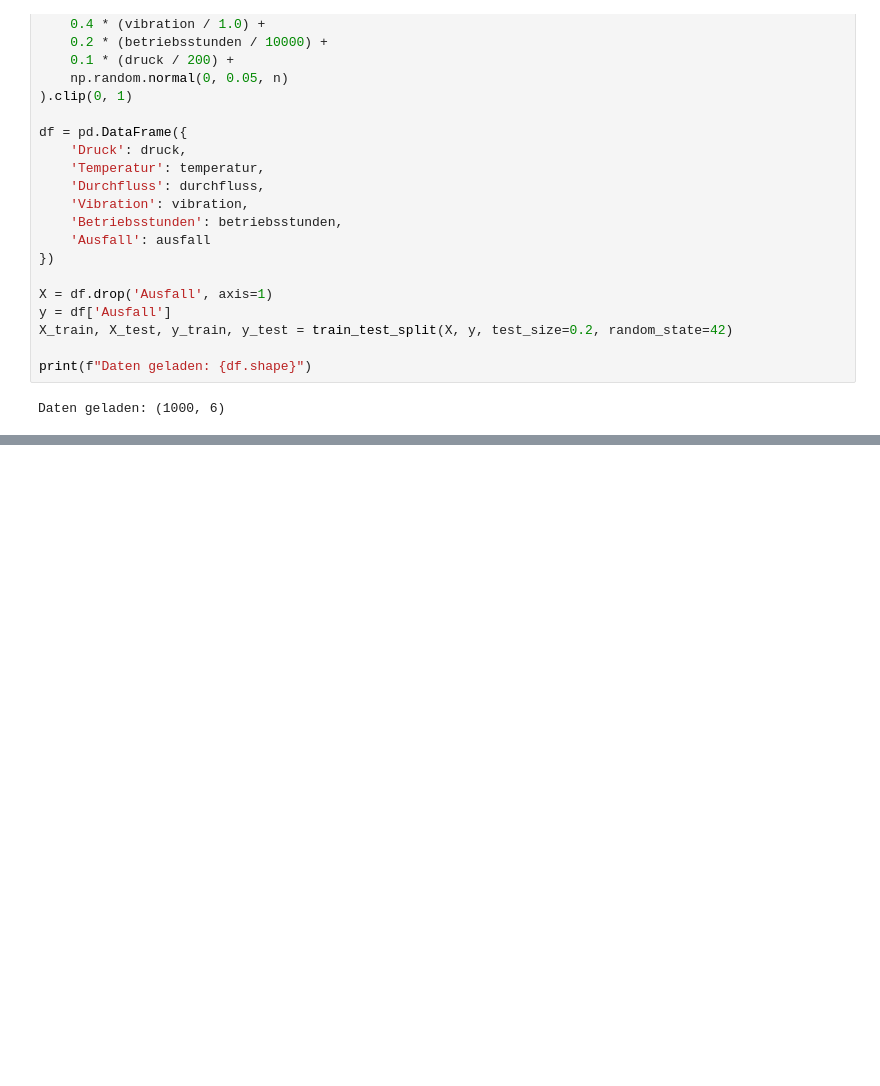
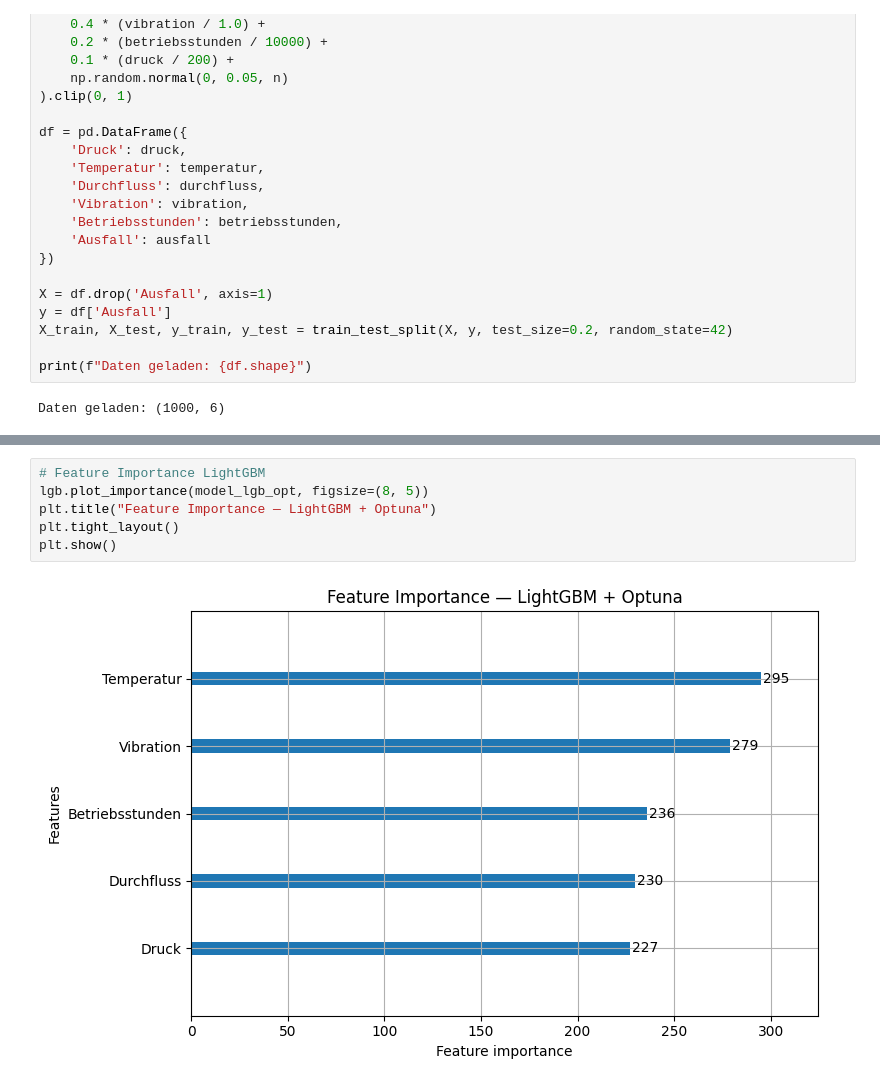
Before and after one commit to Zin47/ml-portfolio, a Jupyter notebook: 03_lightgbm.ipynb, the cells around one changed output, grey strips where cells are left out. Saved outputs shown, nothing was run; the diff lists cells and outputs as text; blank space fills up the shorter version.

Commit message:
Woche 3 Tag 3: Feature Importance LightGBM, figures/ Ordner

```diff
--- a/03_lightgbm.ipynb
+++ b/03_lightgbm.ipynb
@@ -165,0 +166,8 @@ Verbesserung gegenüber Start: 13.3%
+# %%
+# Feature Importance LightGBM
+lgb.plot_importance(model_lgb_opt, figsize=(8, 5))
+plt.title("Feature Importance — LightGBM + Optuna")
+plt.tight_layout()
+plt.show()
+# %% [output]
+[figure, added]
```
Also changed, not shown: parts of 7 cells of this notebook, 2 other files.
